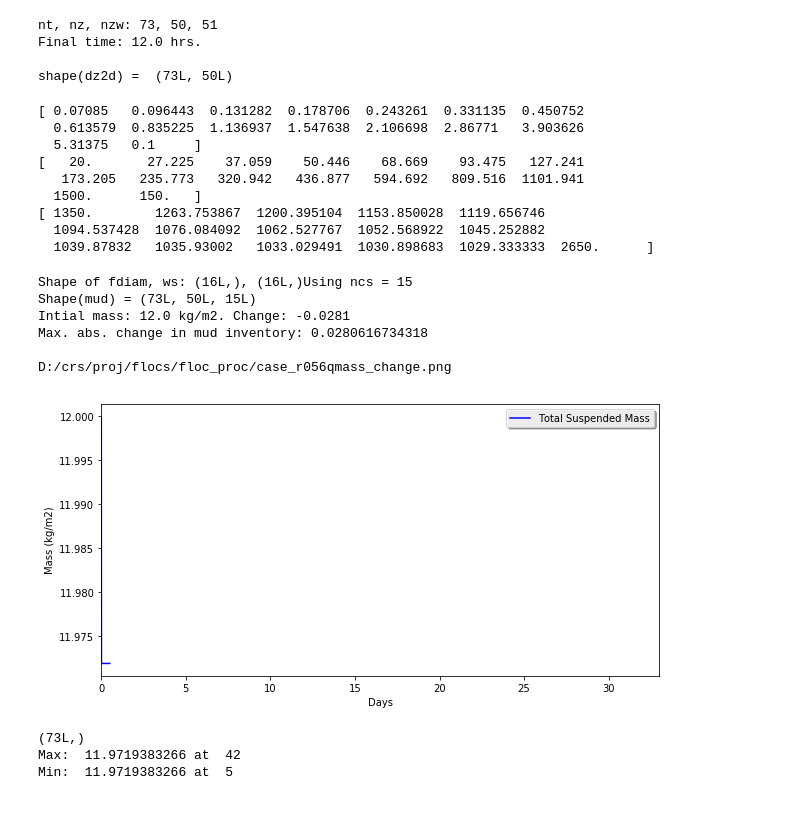
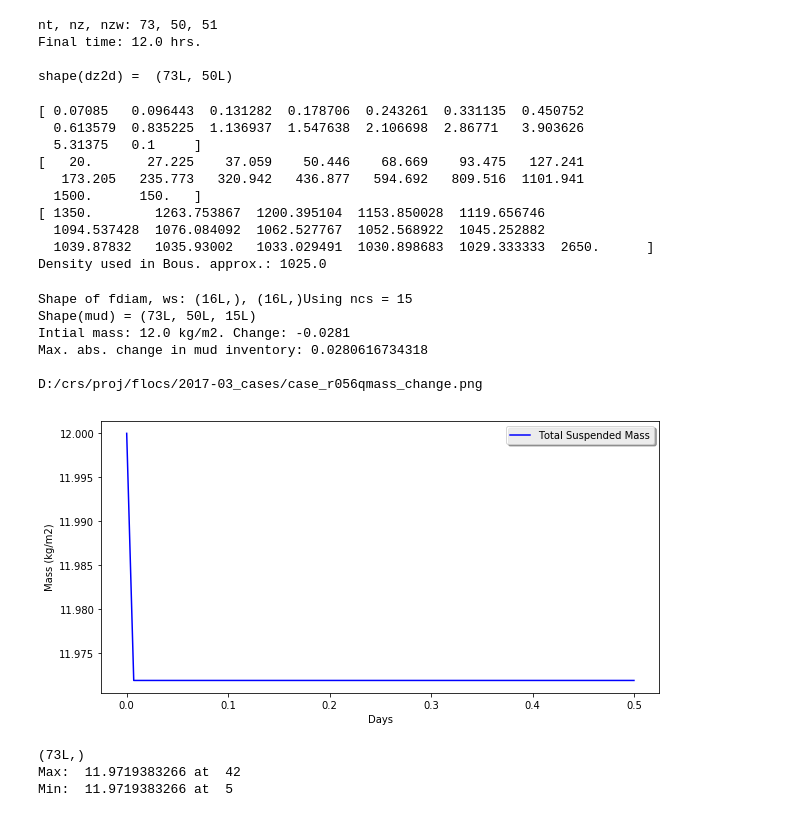
Before and after one commit to csherwood-usgs/cohesive_paper, a Jupyter notebook: plot_steady_flocs.ipynb, the cells around one changed output. Drawn from its saved outputs; the diff is of its cells as text; code cells hidden in the pictures.

```diff
--- a/plot_steady_flocs.ipynb
+++ b/plot_steady_flocs.ipynb
@@ -3,12 +3,11 @@
 from pylab import *
 import flopy as fp
 import netCDF4
-import sys
-
-% matplotlib inline
-# identify computer and set path names
 import os
 import platform
+% matplotlib inline
+
+# identify computer and set path names
 computer_name = platform.uname()[1]
 print computer_name
 if computer_name=='igsagiegwscshl0':
@@ -25,22 +24,15 @@ elif computer_name=='IGSAGIEGWSCSH70':
     print 'CRS desktop'
     src_dir = r"D:/crs/src/"
     proj_dir = r"D:/crs/proj/"
-    case_dir = r'flocs/floc_proc/'
+    case_dir = r'flocs/2017-03_cases/'
 else :
     print "unknown computer"
 
 ########################
 # run name
-# maybe plotresults from several runs
 flist = ['r056q']
 run_name = flist[0]
 ########################
-
-# import local ROMS and CRS packages
-sys.path.append(src_dir+r'octant/octant')
-sys.path.append(src_dir+r'py')
-sys.path.append(src_dir+r'crspy')
-
 
 # open netCDF file
 url='http://geoport.whoi.edu/thredds/dodsC/sand/usgs/users/aretxabaleta/floc/ocean_his_';
@@ -77,11 +69,6 @@ s = s+'hc = {0}, theta_s = {1}, theta_b = {2}\n'.format(hc,theta_s,theta_b)
 print s
 with open( stats_filename, "a") as afile:
     afile.write(s)
-# here is the formula for calculating the depth parameter
-#a=theta_s
-#b=theta_b
-#sr = s_rho
-#C = (1-b)*np.sinh(a*sr)/np.sinh(a) + b*[np.tanh(a*(sr+0.5))/(2*np.tanh(0.5*a)) - 0.5]
 # %% [output]
 IGSAGIEGWSCSH70
 CRS desktop
@@ -139,6 +126,9 @@ rhos = nc.variables['Srho'][:]
 print(ws)
 print(fdiam)
 print(rhos)
+
+rho0 = nc.variables['rho0'][:]
+print('Density used in Bouss. approx.: {}'.format(rho0))
 # %% [output]
 [ 0.07085   0.096443  0.131282  0.178706  0.243261  0.331135  0.450752
   0.613579  0.835225  1.136937  1.547638  2.106698  2.86771   3.903626
@@ -149,6 +139,7 @@ print(rhos)
 [ 1350.        1263.753867  1200.395104  1153.850028  1119.656746
   1094.537428  1076.084092  1062.527767  1052.568922  1045.252882
   1039.87832   1035.93002   1033.029491  1030.898683  1029.333333  2650.      ]
+Density used in Bous. approx.: 1025.0
 # %%
 # check mass conservation of suspended NCS classes only
 # (last class in these runs is sand)
@@ -172,36 +163,36 @@ s = 'Shape(mud) = {0}'.format(shape(mud))
 mmud = sum(mud,2)*dz2d
 initial_mass = sum(mmud[0,:])
 final_mass = sum(mmud[nt-1,:])
 summud_ts = sum(mmud,axis=1)
 max_mud_change = max( abs( summud_ts[:]-summud_ts[0] ))
 
 s=s+"\nIntial mass: {0} kg/m2. Change: {1:7.4f}".format(initial_mass,final_mass-initial_mass)
 s=s+'\nMax. abs. change in mud inventory: {0}\n'.format(max_mud_change )
 print s
 with open( stats_filename, "a") as afile:
     afile.write(s)
 
 if( max_mud_change > 1e-8 ):
     # Make a plot if mass is not conserved
     # fig,ax = plt.figure(figsize=(4,10))
     fig, ax = plt.subplots(figsize=(10,5))
     ax.plot(time/(3600.*24.), sum(mmud,1), 'b', label='Total Suspended Mass')
     #ax.plot(time/(3600.*24.), sum(mmud,1), 'k--', label='Total' )
     legend = ax.legend(loc = 'upper right', shadow=True)
     plt.ylabel('Mass (kg/m2)')
     plt.xlabel('Days')
-    plt.xlim([0.,33.])
+    #plt.xlim([0.,33.])
     fig_name = proj_dir+case_dir+'case_'+run_name+'mass_change.png'
     print fig_name
     plt.savefig(fig_name)
 # %% [output]
 Shape of fdiam, ws: (16L,), (16L,)Using ncs = 15
 Shape(mud) = (73L, 50L, 15L)
 Intial mass: 12.0 kg/m2. Change: -0.0281
 Max. abs. change in mud inventory: 0.0280616734318
 
-D:/crs/proj/flocs/floc_proc/case_r056qmass_change.png
+D:/crs/proj/flocs/2017-03_cases/case_r056qmass_change.png
-[figure, old version]
+[figure, new version]
 # %%
 # make a histogram of size classes at max conc (skip first n2skip, because max is at t=0)
 n2skip = 5
```
Also changed, not shown: parts of 8 cells of this notebook, 1 other file.
